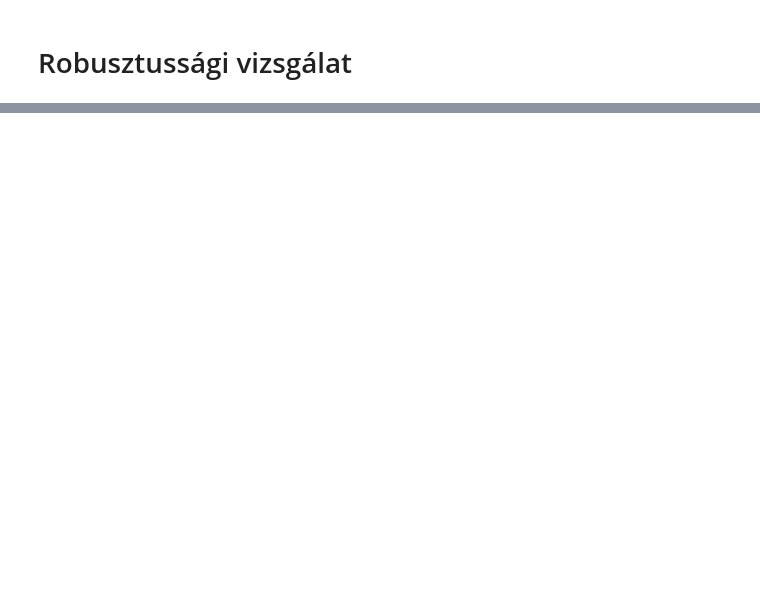
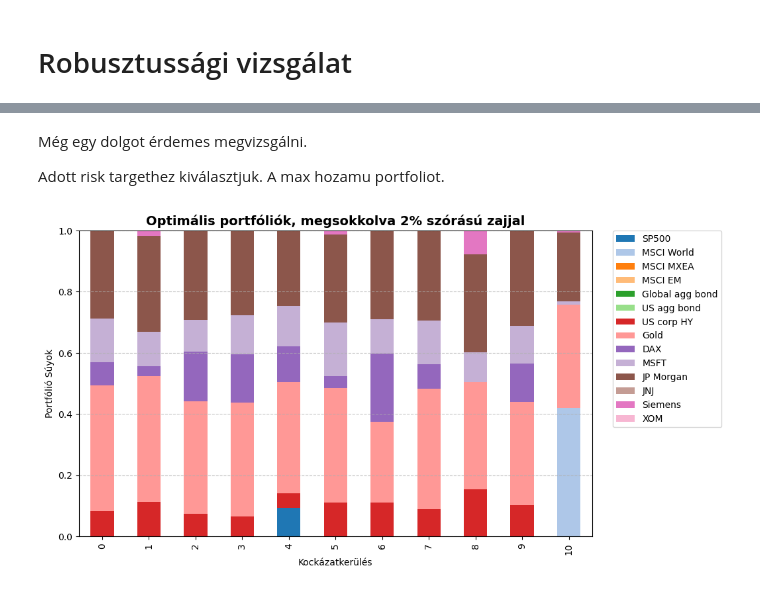
Before and after one commit to gyusza46/master_thesis, a Jupyter notebook: Kodok/uncertainity.ipynb, the cells around one changed output, grey strips where cells are left out. Drawn from its saved outputs; the diff is of its cells as text; code cells hidden in the pictures; blank space fills up the shorter version.

```diff
--- a/Kodok/uncertainity.ipynb
+++ b/Kodok/uncertainity.ipynb
@@ -650,0 +653,39 @@ robustness_values
+# %% [markdown]
+Még egy dolgot érdemes megvizsgálni.
+
+Adott risk targethez kiválasztjuk. A max hozamu portfoliot.
+# %%
+risk_target = 0.1
+
+optimal_portfolios_0 = pd.DataFrame(columns = list(mean_returns.index) + ['return', 'std'])
+optimal_portfolios_1 = pd.DataFrame(columns = list(mean_returns.index) + ['return', 'std'])
+
+
+for i in range(len(mean_returns_list)):
+    mean_returns = mean_returns_list[i]
+    optimal_solution_without_unc = minimize(lambda w: adjusted_mu_for_ef(w, 0),
+                                initial_guess, method='SLSQP',
+                                bounds=bounds_without_shortselling,
+                                constraints=constraints_uncer(risk_target))
+
+    optimal_portfolios_0.loc[i] = list(optimal_solution_without_unc.x) + [portfolio_return(optimal_solution_without_unc.x), np.sqrt(portfolio_variance(optimal_solution_without_unc.x))]
+
+
+    optimal_solution_with_unc = minimize(lambda w: adjusted_mu_for_ef(w, 1),
+                                initial_guess, method='SLSQP',
+                                bounds=bounds_without_shortselling,
+                                constraints=constraints_uncer(risk_target))
+
+    optimal_portfolios_1.loc[i] = list(optimal_solution_with_unc.x) + [portfolio_return(optimal_solution_with_unc.x), np.sqrt(portfolio_variance(optimal_solution_with_unc.x))]
+# %%
+selected_portfolios = optimal_portfolios_0.loc[:10, mean_returns.index]
+selected_portfolios.plot(kind="bar", figsize=(10, 6), stacked=True, color = colors)
+
+plt.xlabel("Kockázatkerülés")
+plt.ylabel("Portfólió Súyok")
+plt.title(f'Optimális portfóliók, megsokkolva 2% szórású zajjal', fontsize = 14, fontweight="bold" )
+plt.legend(bbox_to_anchor=(1.04, 1), borderaxespad=0)
+plt.grid(axis="y", linestyle="--", alpha=0.7)
+plt.show()
+# %% [output]
+[figure, added]
```
Also changed, not shown: parts of 28 cells of this notebook, 7 other files.
